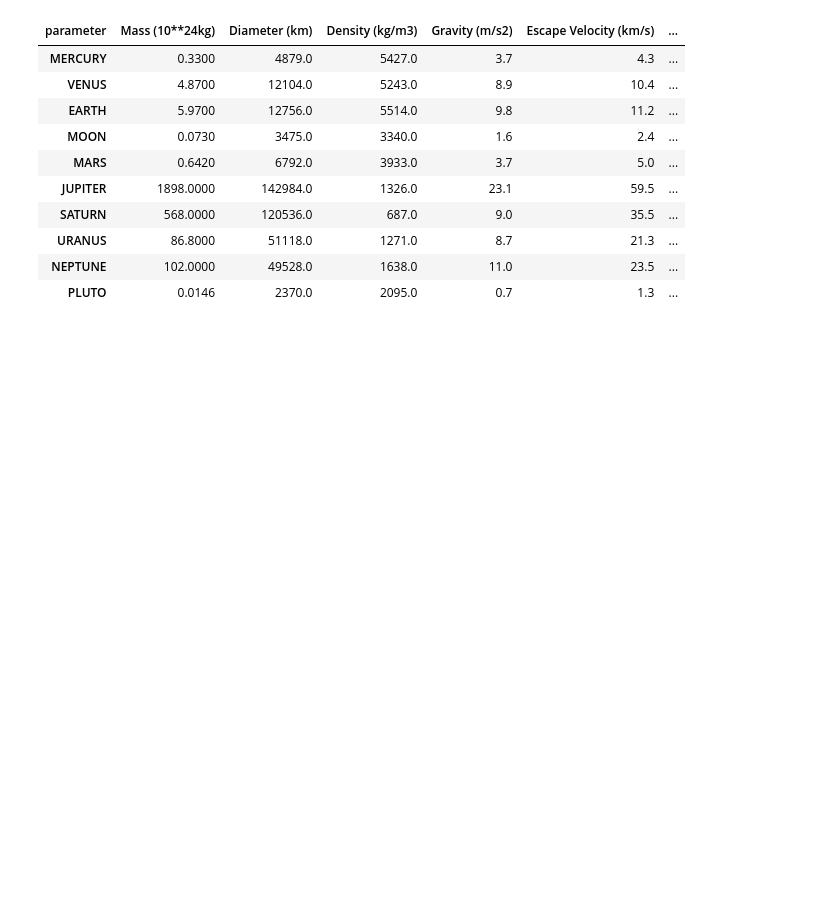
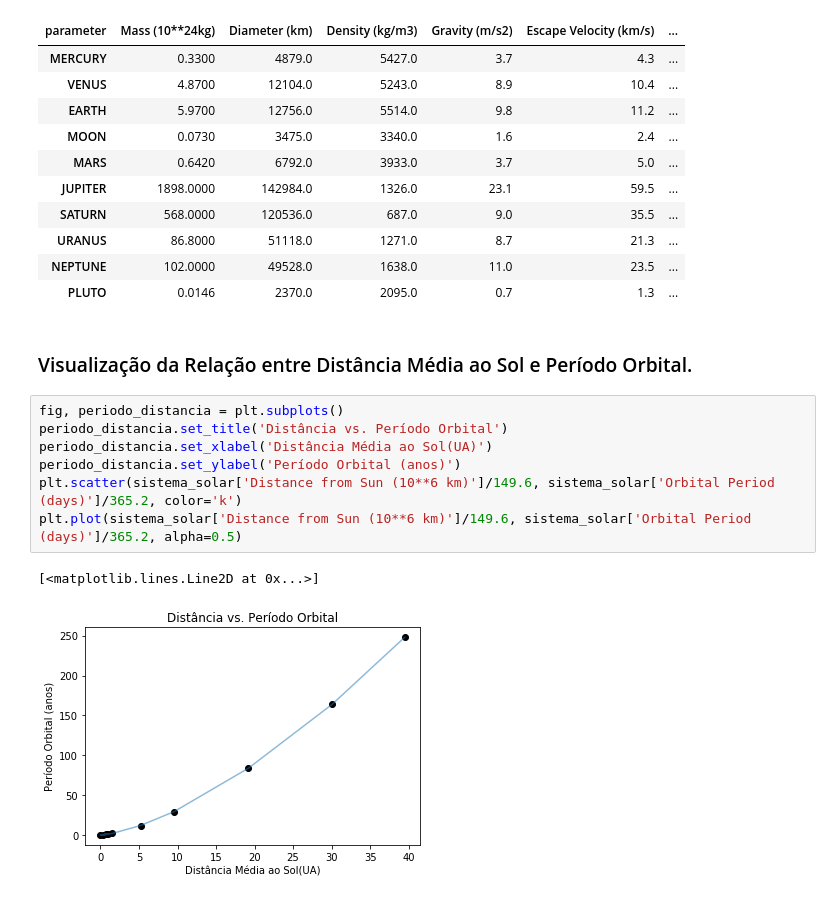
Before and after one commit to masterhit/Kepler, a Jupyter notebook: Kepler.ipynb, the cells around one changed output. Drawn from its saved outputs; the diff is of its cells as text; blank space fills up the shorter version.

```diff
--- a/Kepler.ipynb
+++ b/Kepler.ipynb
@@ -47,3 +47,15 @@ sistema_solar
 | URANUS | 86.8000 | 51118.0 | 1271.0 | 8.7 | 21.3 | ... |
 | NEPTUNE | 102.0000 | 49528.0 | 1638.0 | 11.0 | 23.5 | ... |
 | PLUTO | 0.0146 | 2370.0 | 2095.0 | 0.7 | 1.3 | ... |
+# %% [markdown]
+### Visualização da Relação entre Distância Média ao Sol e Período Orbital.
+# %%
+fig, periodo_distancia = plt.subplots()
+periodo_distancia.set_title('Distância vs. Período Orbital')
+periodo_distancia.set_xlabel('Distância Média ao Sol(UA)')
+periodo_distancia.set_ylabel('Período Orbital (anos)')
+plt.scatter(sistema_solar['Distance from Sun (10**6 km)']/149.6, sistema_solar['Orbital Period (days)']/365.2, color='k')
+plt.plot(sistema_solar['Distance from Sun (10**6 km)']/149.6, sistema_solar['Orbital Period (days)']/365.2, alpha=0.5)
+# %% [output]
+[<matplotlib.lines.Line2D at 0x...>]
+[figure, added]
```
Also changed, not shown: parts of 2 cells of this notebook.
